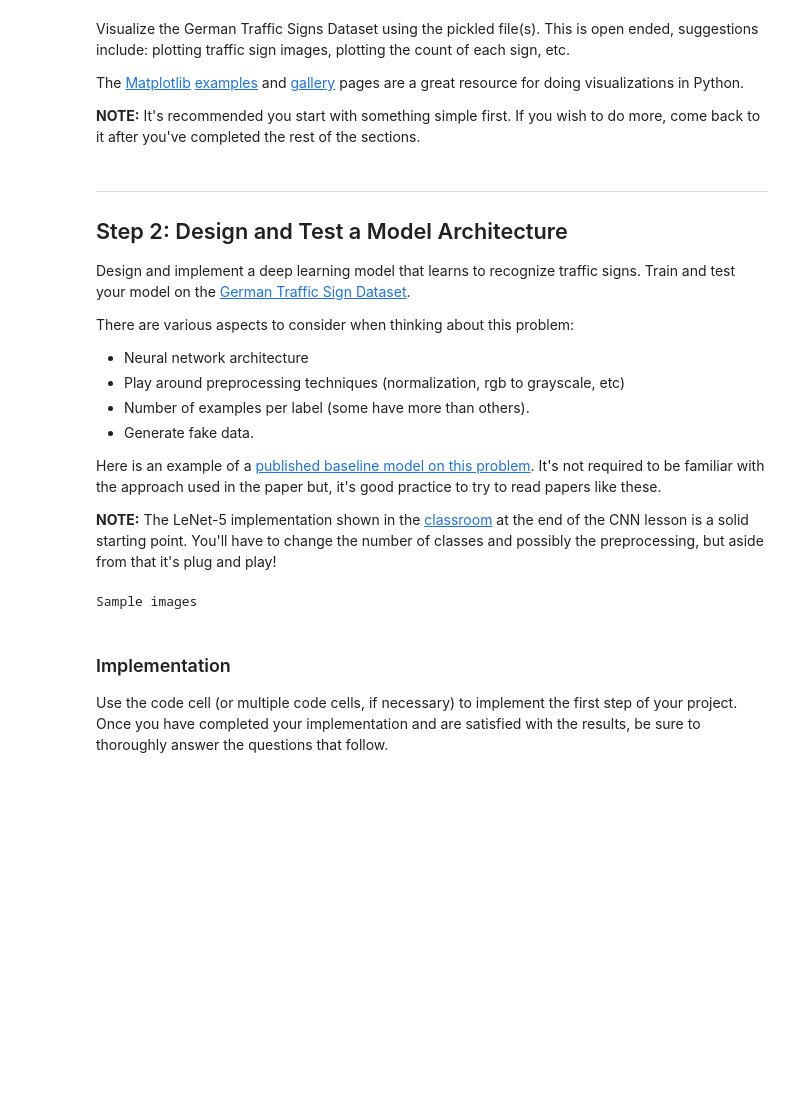
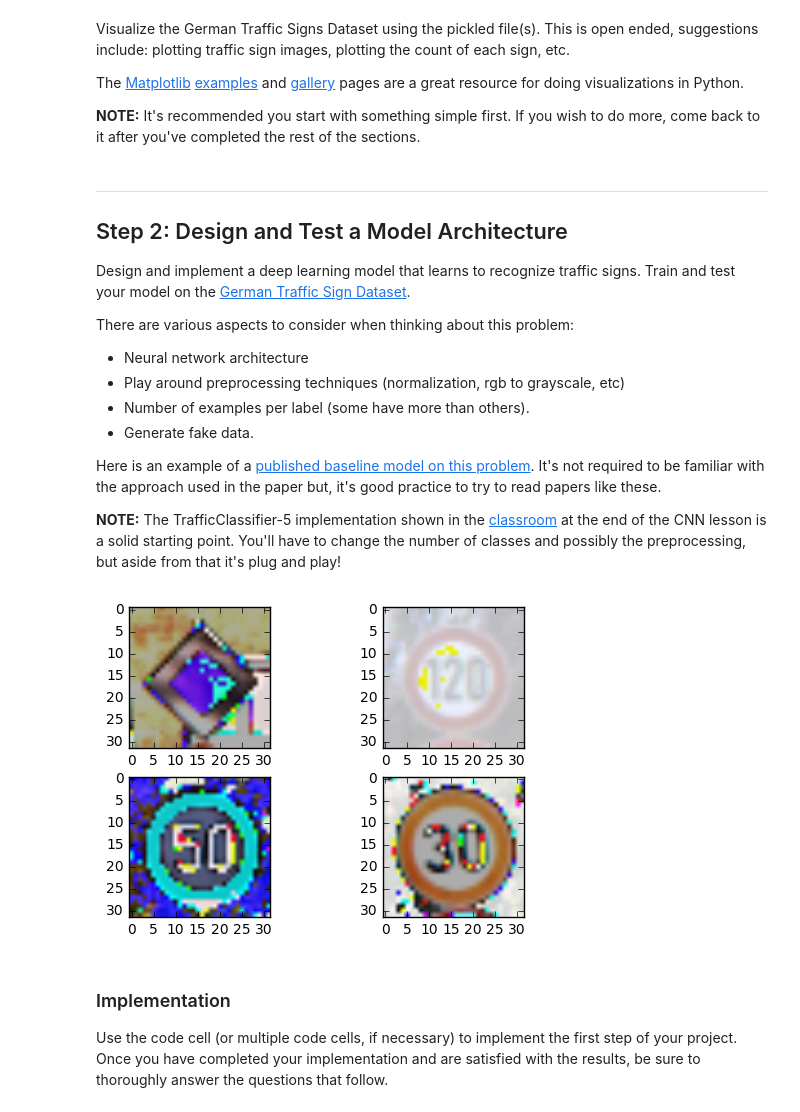
Before and after one commit to nishanthjois/deep-learning, a Jupyter notebook: sdcnd/Traffic_Sign_Classifier-nj.ipynb, the cells around one changed output. Cells and saved outputs as stored; diff of their text form; code cells hidden in the pictures; blank space fills up the shorter version.

```diff
--- a/sdcnd/Traffic_Sign_Classifier-nj.ipynb
+++ b/sdcnd/Traffic_Sign_Classifier-nj.ipynb
@@ -99,18 +99,20 @@ There are various aspects to consider when thinking about this problem:
 
 Here is an example of a [published baseline model on this problem](http://yann.lecun.com/exdb/publis/pdf/sermanet-ijcnn-11.pdf). It's not required to be familiar with the approach used in the paper but, it's good practice to try to read papers like these.
 
-**NOTE:** The LeNet-5 implementation shown in the [classroom](https://classroom.udacity.com/nanodegrees/nd013/parts/fbf77062-5703-404e-b60c-95b78b2f3f9e/modules/6df7ae49-c61c-4bb2-a23e-6527e69209ec/lessons/601ae704-1035-4287-8b11-e2c2716217ad/concepts/d4aca031-508f-4e0b-b493-e7b706120f81) at the end of the CNN lesson is a solid starting point. You'll have to change the number of classes and possibly the preprocessing, but aside from that it's plug and play!
+**NOTE:** The TrafficClassifier-5 implementation shown in the [classroom](https://classroom.udacity.com/nanodegrees/nd013/parts/fbf77062-5703-404e-b60c-95b78b2f3f9e/modules/6df7ae49-c61c-4bb2-a23e-6527e69209ec/lessons/601ae704-1035-4287-8b11-e2c2716217ad/concepts/d4aca031-508f-4e0b-b493-e7b706120f81) at the end of the CNN lesson is a solid starting point. You'll have to change the number of classes and possibly the preprocessing, but aside from that it's plug and play!
 # %%
 ### Data exploration visualization goes here.
 ### Feel free to use as many code cells as needed.
 import matplotlib.pyplot as plt
 # Plot four sample images
-print('Sample images')
-#for i in range(4):
-   # plt.subplot(2,2,i+1)
-    # plt.imshow(X_train[i*1500+1])
+
+from sklearn.utils import shuffle
+X_train, y_train = shuffle(X_train, y_train, random_state=7)
+for i in range(4):
+    plt.subplot(2,2,i+1)
+    plt.imshow(X_train[i+100])
 # %% [output]
-Sample images
+[figure, added]
 # %% [markdown]
 ### Implementation
 
```
Also changed, not shown: parts of 22 cells of this notebook, 1 other file.
